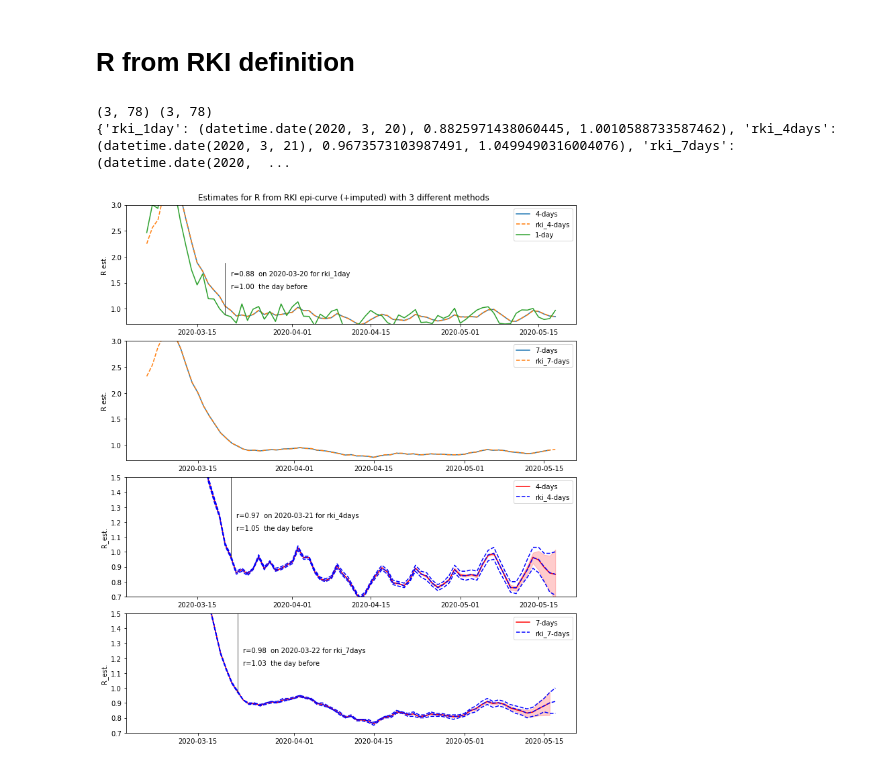
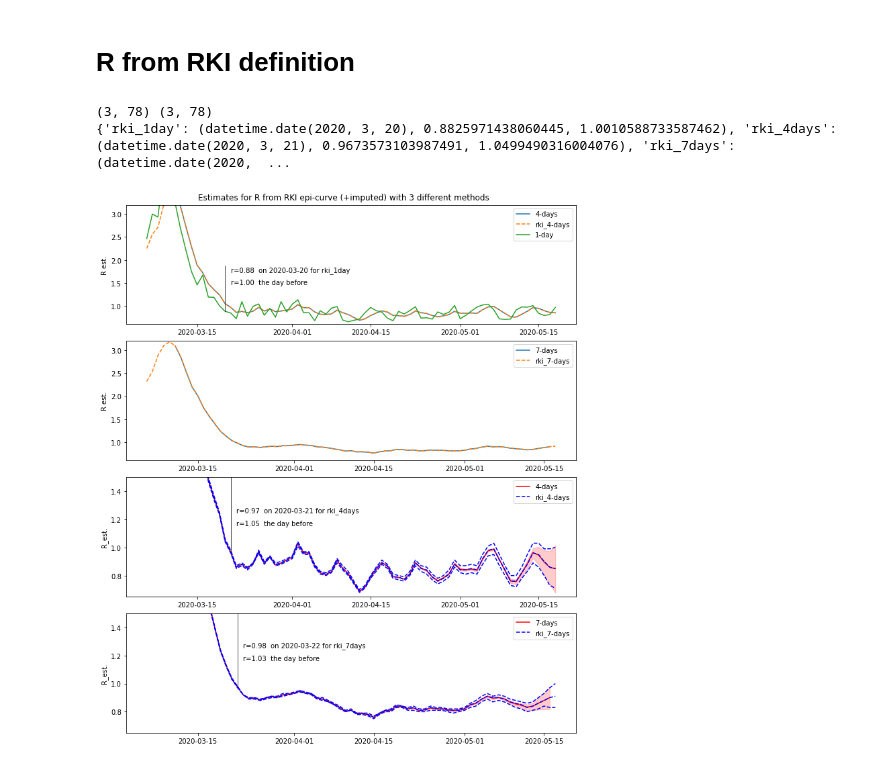
Before and after one commit to Priesemann-Group/covid19_research, a Jupyter notebook: data_exploration/R_RKI.ipynb, the cells around one changed output. Cells and saved outputs as stored; diff of their text form; code cells hidden in the pictures.

Commit message:
cosmetic change to plot-limits. Change comments in evaluated function.

```diff
--- a/data_exploration/R_RKI.ipynb
+++ b/data_exploration/R_RKI.ipynb
@@ -41,9 +41,11 @@ Index(['date', 'new_infected', 'new_infected_low', 'new_infected_high',
 # R from RKI definition
 # %%
 def RKI_R(infected_t,window=4):
-    """ Calculate R value as published in 'Erkäuterung der Schätzung der zeitlich variierenden Reproduktionszahl R'    average over 4 days is default.
+    """ Calculate R value as published by the RKI on 2020-05-15
+    in 'Erkäuterung der Schätzung der zeitlich variierenden Reproduktionszahl R'
+
     infected: Timeseries or trace
-    window: averaging window
+    window: averaging window, average over 4 days is default
     """
     r = np.zeros(infected_t.shape) # Empty array with the same shape as Timeseries
 
@@ -84,26 +86,27 @@ r_rki7 = nowcast_df["R_7"].to_numpy(dtype=np.float64)
 r_rki7_low = nowcast_df["R_7_low"].to_numpy(dtype=np.float64)
 r_rki7_high = nowcast_df["R_7_high"].to_numpy(dtype=np.float64)
 
-# Plot stuff
+# - - - Plot stuff - - -
 fig, axes = plt.subplots(4, 1, figsize = (10,12),squeeze=False)
 fig.subplots_adjust(wspace=0.15,hspace=0.14,left=0.05,right=0.98,top=0.96,bottom=0.05)
 fig.suptitle('Estimates for R from RKI epi-curve (+imputed) with 3 different methods')
+
+# Plot the 4-day window average to compare RKI with this implementation
 ax = axes[0,0]
-bx = axes[1,0]
-
-# Timeseries Vector
 ax.plot(nowcast_df["date"],RKI_R(onsets,4),label="4-days")
 ax.plot(nowcast_df["date"],r_rki4,"--",label="rki_4-days")
+ax.plot(nowcast_df["date"],RKI_R(onsets,1),label="1-day")
 
+ax.set_ylim(.6,3.2)
+ax.legend()
+ax.set_ylabel("R est.")
+
+# Plot the 7-day window average to compare RKI with this implementation
+bx = axes[1,0]
 bx.plot(nowcast_df["date"],RKI_R(onsets,7),label="7-days")
 bx.plot(nowcast_df["date"],r_rki7,"--",label="rki_7-days")
 
-ax.plot(nowcast_df["date"],RKI_R(onsets,1),label="1-day")
-
-ax.set_ylim(.7,3.)
-ax.legend()
-ax.set_ylabel("R est.")
-bx.set_ylim(.7,3.)
+bx.set_ylim(.6,3.2)
 bx.legend()
 bx.set_ylabel("R est.")
 
@@ -113,45 +116,47 @@ my_rki4 = RKI_R(onsets_trace,4)
 my_rki7 = RKI_R(onsets_trace,7)
 print(onsets_trace.shape,my_rki4.shape)
 
+# Plot the 4-day window average to compare with 95% levels by RKI
 cx = axes[2,0]
 cx.plot(nowcast_df["date"],my_rki4[1],label="4-days",color="red")
 cx.fill_between(nowcast_df["date"],my_rki4[0],my_rki4[2],alpha=.2,color="red")
 cx.plot(nowcast_df["date"],r_rki4,"--",color="blue",label="rki_4-days")
 cx.plot(nowcast_df["date"],r_rki4_low,"--",color="blue")
 cx.plot(nowcast_df["date"],r_rki4_high,"--",color="blue")
-cx.set_ylim(.7,1.5)
+cx.set_ylim(.65,1.5)
 cx.legend()
 cx.set_ylabel("R_est.")
 
+# Plot the 7-day window average to compare with 95% levels by RKI
 dx = axes[3,0]
 dx.plot(nowcast_df["date"],my_rki7[1],label="7-days",color="red")
 dx.fill_between(nowcast_df["date"],my_rki7[0],my_rki7[2],alpha=.2,color="red")
 dx.plot(nowcast_df["date"],r_rki7,"--",color="blue",label="rki_7-days")
 dx.plot(nowcast_df["date"],r_rki7_low,"--",color="blue")
 dx.plot(nowcast_df["date"],r_rki7_high,"--",color="blue")
-dx.set_ylim(.7,1.5)
+dx.set_ylim(.65,1.5)
 dx.legend()
 dx.set_ylabel("R_est.")
 
-# Add annotation
+# Add annotation for all three variants: 1day,4day,7day
 below1 = {}
 test_below = {"rki_1day":(RKI_R(onsets,1),ax),"rki_4days":(my_rki4[1],cx),"rki_7days":(my_rki7[1],dx)}
 for k,values in test_below.items():
     d,tx = values
     r2 = 10
     for t,r in zip(nowcast_df["date"],d):
         if r < 1:
             break
         r2 = r
 
     below1[k] = (t,r,r2)
     tx.plot([t]*2,[r,r+1],color="black",linewidth=.7)
     offset = (tx.get_ylim()[1]-tx.get_ylim()[0])/9
     tx.text(t+datetime.timedelta(days=1),r+offset*3,"r=%.2f  on %s for %s"%(r,t,k))
     tx.text(t+datetime.timedelta(days=1),r+offset*2,"r=%.2f  the day before"%(r2))
 
 print(below1)
 # %% [output]
 (3, 78) (3, 78)
 {'rki_1day': (datetime.date(2020, 3, 20), 0.8825971438060445, 1.0010588733587462), 'rki_4days': (datetime.date(2020, 3, 21), 0.9673573103987491, 1.0499490316004076), 'rki_7days': (datetime.date(2020,  ...
-[figure, old version]
+[figure, new version]
```
